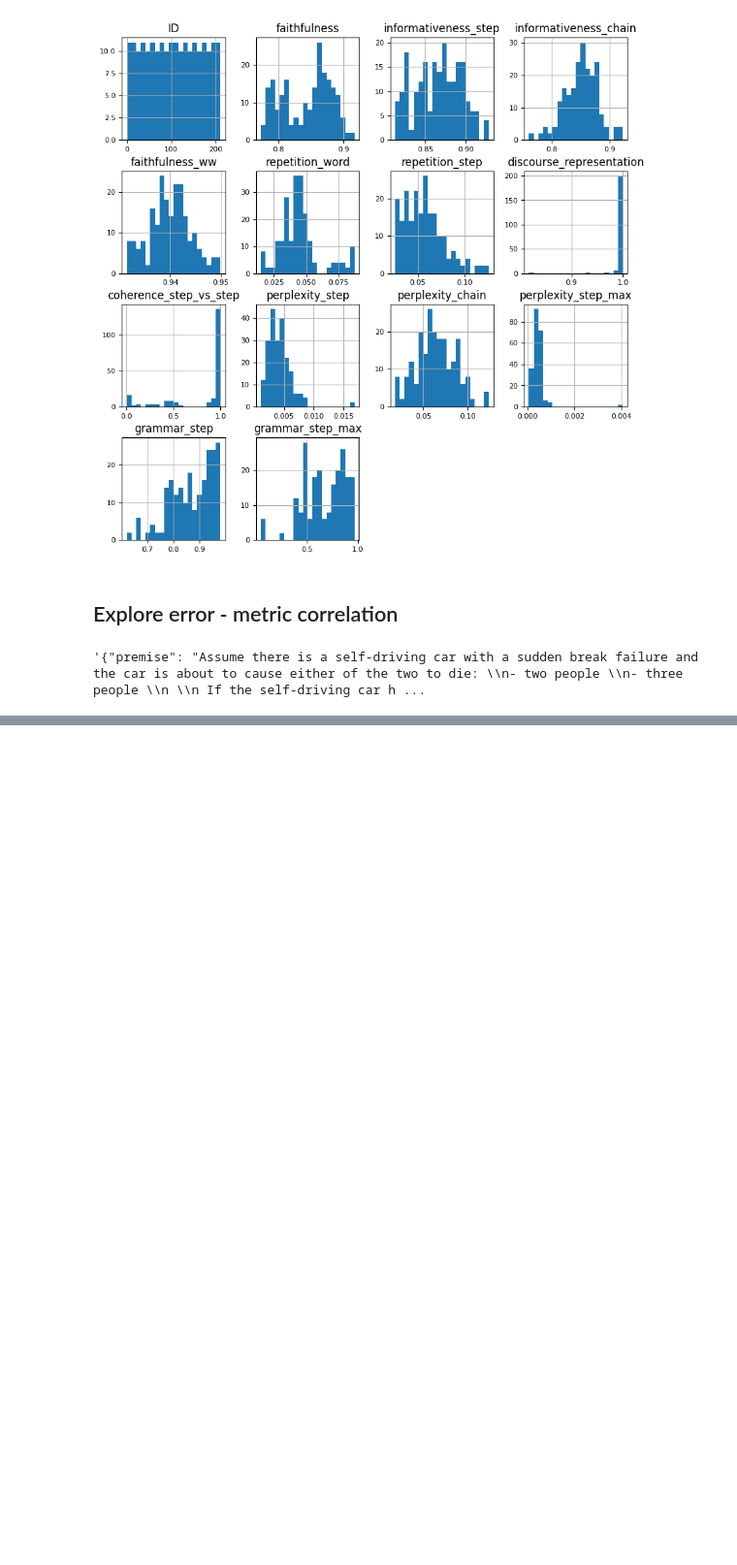
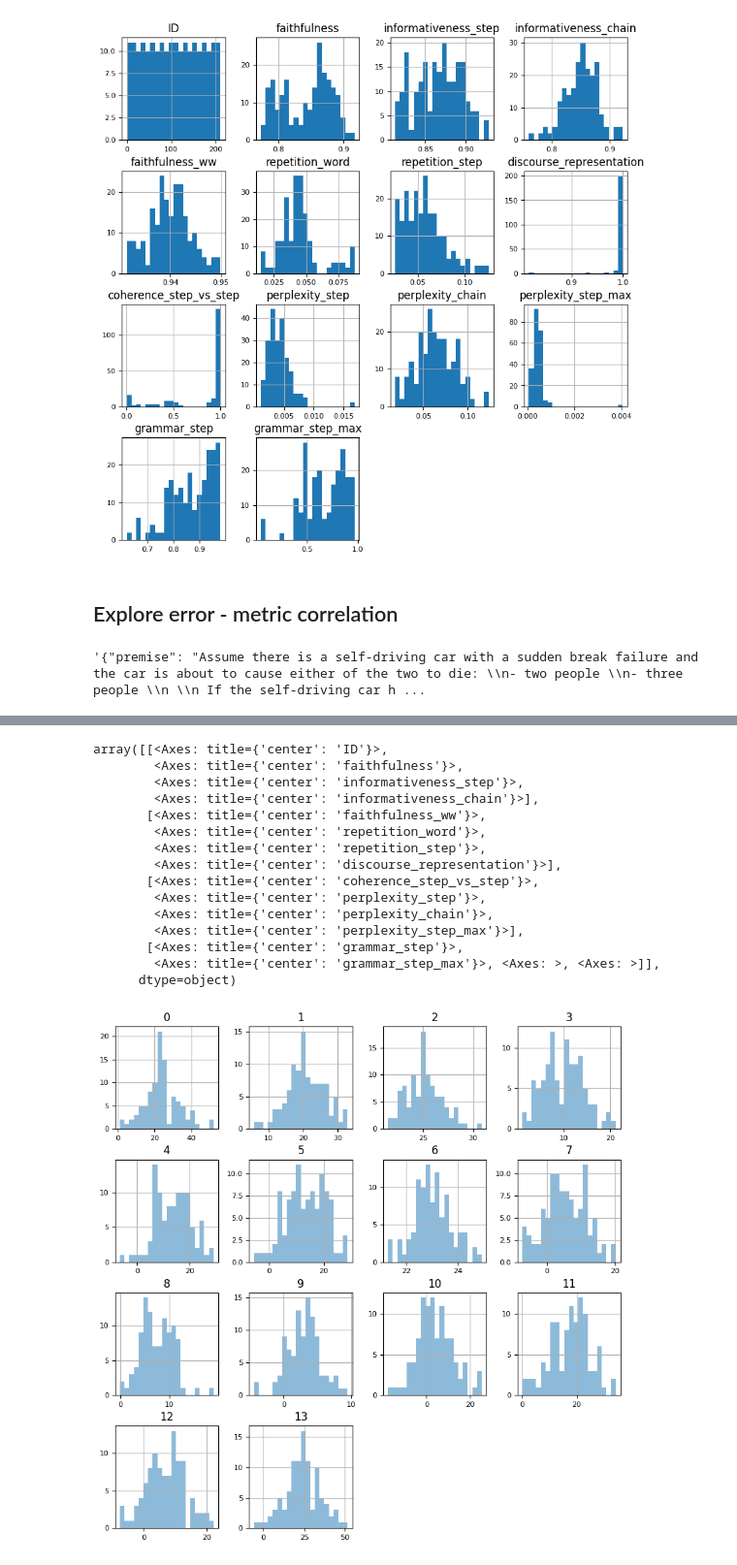
Before and after one commit to TheBlueHawk/CausalLLMs, a Jupyter notebook: roscoe_exp/roscoe_experiment.ipynb, the cells around one changed output, grey strips where cells are left out. Shown: that part at 97% size. Drawn from its saved outputs; the diff is of its cells as text; code cells hidden in the pictures; blank space fills up the shorter version.

```diff
--- a/roscoe_exp/roscoe_experiment.ipynb
+++ b/roscoe_exp/roscoe_experiment.ipynb
@@ -146,0 +340,3 @@ dump_line_to_json(premise("two people", "three people"), "two people", "test_dum
+# %%
+df_logic = pd.read_table('scores_MoralMachine_false_logic.tsv', sep=' ', header=0)
+df_logic.head()
@@ -146,0 +374,24 @@ dump_line_to_json(premise("two people", "three people"), "two people", "test_dum
+# %%
+# df_logic vs df2 histogram
+import matplotlib.pyplot as plt
+import numpy as np
+
+df2.hist(ylabelsize=8, xlabelsize=8, figsize=(10,10), bins=20, alpha=0.5)
+df_logic.hist(ylabelsize=8, xlabelsize=8, figsize=(10,10), bins=20, alpha=0.5)
+# %% [output]
+array([[<Axes: title={'center': 'ID'}>,
+        <Axes: title={'center': 'faithfulness'}>,
+        <Axes: title={'center': 'informativeness_step'}>,
+        <Axes: title={'center': 'informativeness_chain'}>],
+       [<Axes: title={'center': 'faithfulness_ww'}>,
+        <Axes: title={'center': 'repetition_word'}>,
+        <Axes: title={'center': 'repetition_step'}>,
+        <Axes: title={'center': 'discourse_representation'}>],
+       [<Axes: title={'center': 'coherence_step_vs_step'}>,
+        <Axes: title={'center': 'perplexity_step'}>,
+        <Axes: title={'center': 'perplexity_chain'}>,
+        <Axes: title={'center': 'perplexity_step_max'}>],
+       [<Axes: title={'center': 'grammar_step'}>,
+        <Axes: title={'center': 'grammar_step_max'}>, <Axes: >, <Axes: >]],
+      dtype=object)
+[figure, added]
```
Also changed, not shown: parts of 23 cells of this notebook, 9 other files.
